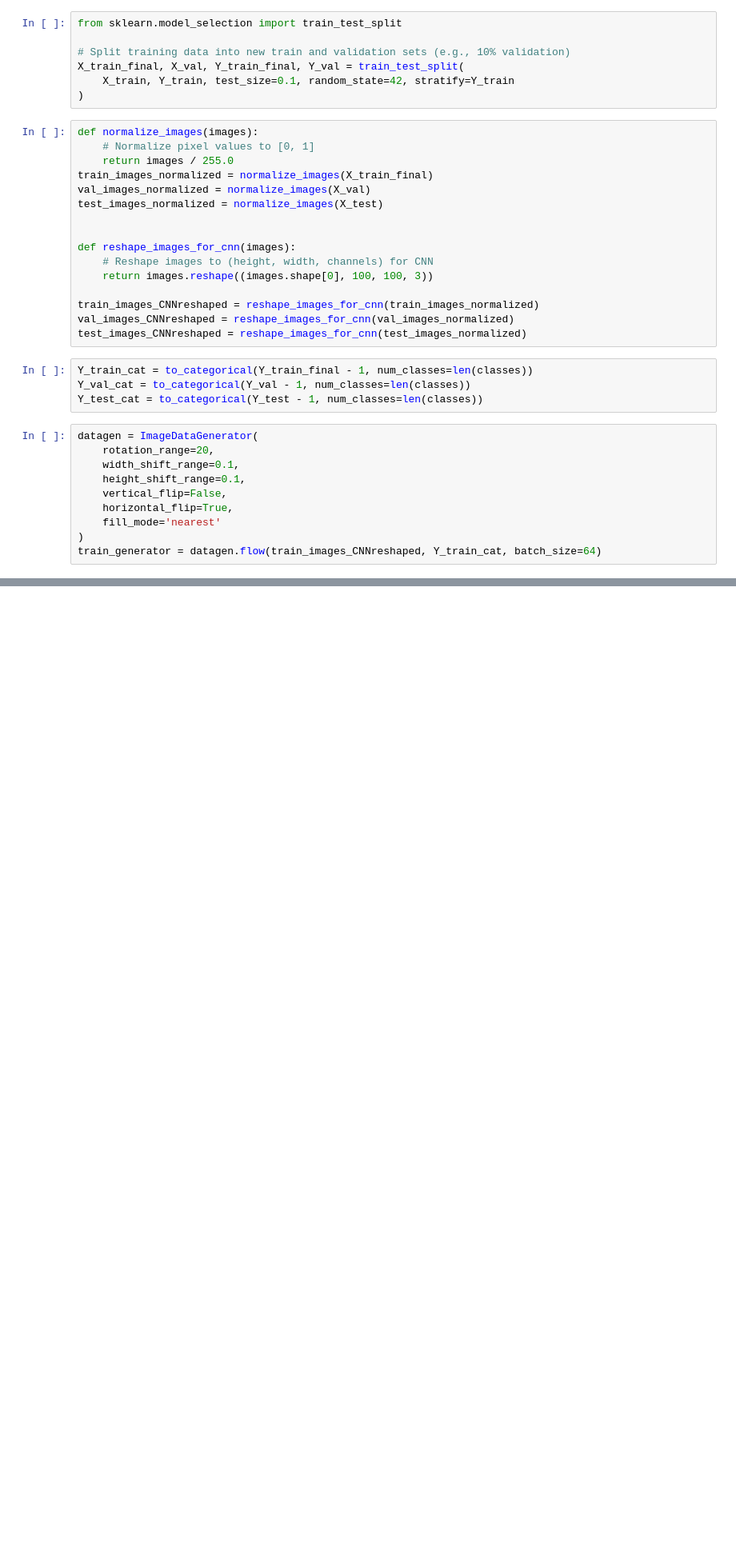
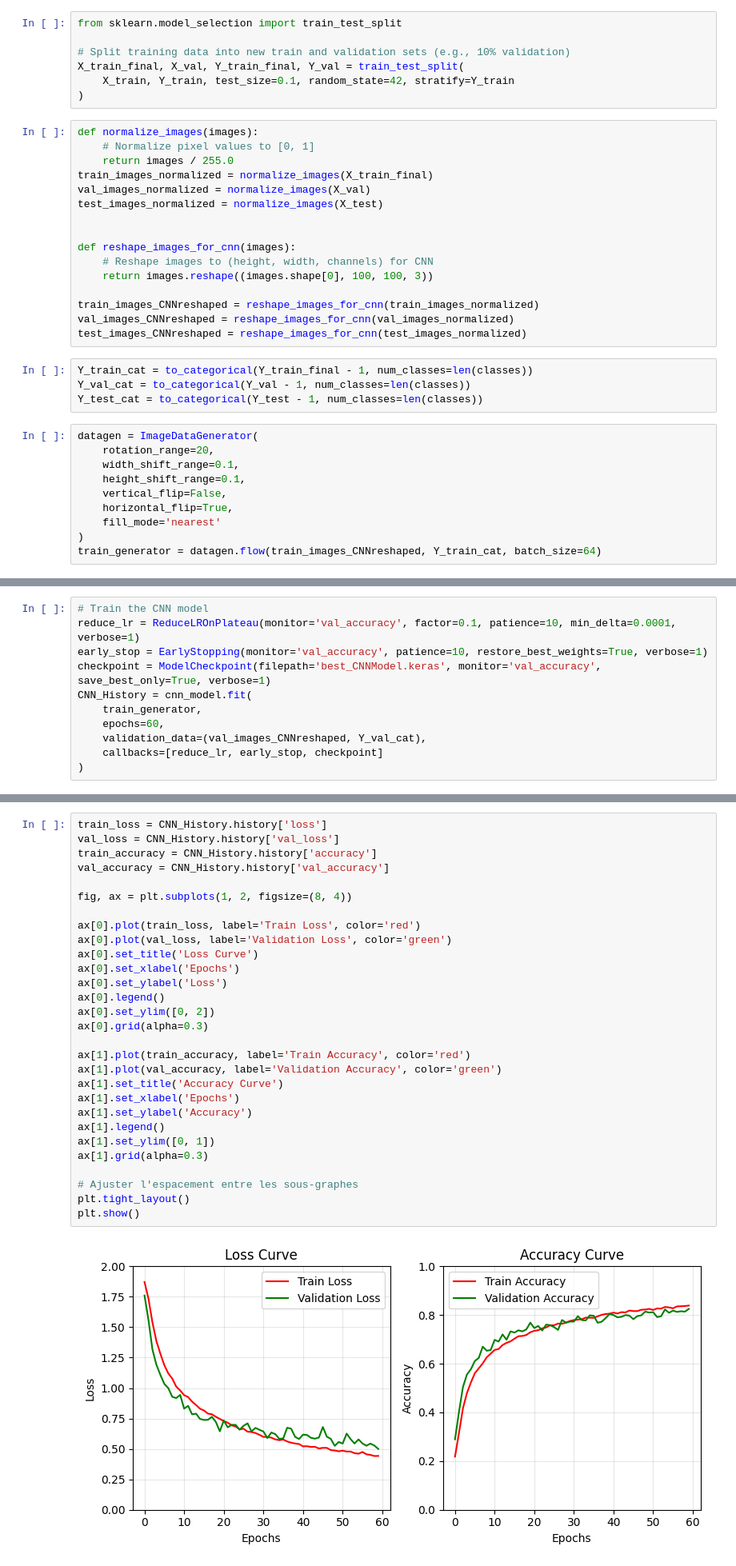
Before and after one commit to shaheryarahmed511-collab/facial_emotion_recognition_using_cnn, a Jupyter notebook: complete_notebook.ipynb, the cells around one changed output, grey strips where cells are left out. Shown at 80% size. Saved outputs shown, nothing was run; the diff lists cells and outputs as text; blank space fills up the shorter version.

Commit message:
training and evaluation

```diff
--- a/complete_notebook.ipynb
+++ b/complete_notebook.ipynb
@@ -416,0 +465,11 @@ train_generator = datagen.flow(train_images_CNNreshaped, Y_train_cat, batch_size
+# %%
+# Train the CNN model
+reduce_lr = ReduceLROnPlateau(monitor='val_accuracy', factor=0.1, patience=10, min_delta=0.0001, verbose=1)
+early_stop = EarlyStopping(monitor='val_accuracy', patience=10, restore_best_weights=True, verbose=1)
+checkpoint = ModelCheckpoint(filepath='best_CNNModel.keras', monitor='val_accuracy', save_best_only=True, verbose=1)
+CNN_History = cnn_model.fit(
+    train_generator,
+    epochs=60,
+    validation_data=(val_images_CNNreshaped, Y_val_cat),
+    callbacks=[reduce_lr, early_stop, checkpoint]
+)
@@ -416,0 +510,31 @@ train_generator = datagen.flow(train_images_CNNreshaped, Y_train_cat, batch_size
+# %%
+train_loss = CNN_History.history['loss']
+val_loss = CNN_History.history['val_loss']
+train_accuracy = CNN_History.history['accuracy']
+val_accuracy = CNN_History.history['val_accuracy']
+
+fig, ax = plt.subplots(1, 2, figsize=(8, 4))
+
+ax[0].plot(train_loss, label='Train Loss', color='red')
+ax[0].plot(val_loss, label='Validation Loss', color='green')
+ax[0].set_title('Loss Curve')
+ax[0].set_xlabel('Epochs')
+ax[0].set_ylabel('Loss')
+ax[0].legend()
+ax[0].set_ylim([0, 2])
+ax[0].grid(alpha=0.3)
+
+ax[1].plot(train_accuracy, label='Train Accuracy', color='red')
+ax[1].plot(val_accuracy, label='Validation Accuracy', color='green')
+ax[1].set_title('Accuracy Curve')
+ax[1].set_xlabel('Epochs')
+ax[1].set_ylabel('Accuracy')
+ax[1].legend()
+ax[1].set_ylim([0, 1])
+ax[1].grid(alpha=0.3)
+
+# Ajuster l'espacement entre les sous-graphes
+plt.tight_layout()
+plt.show()
+# %% [output]
+[figure, added]
```
Also changed, not shown: parts of 11 cells of this notebook, 3 other files.
